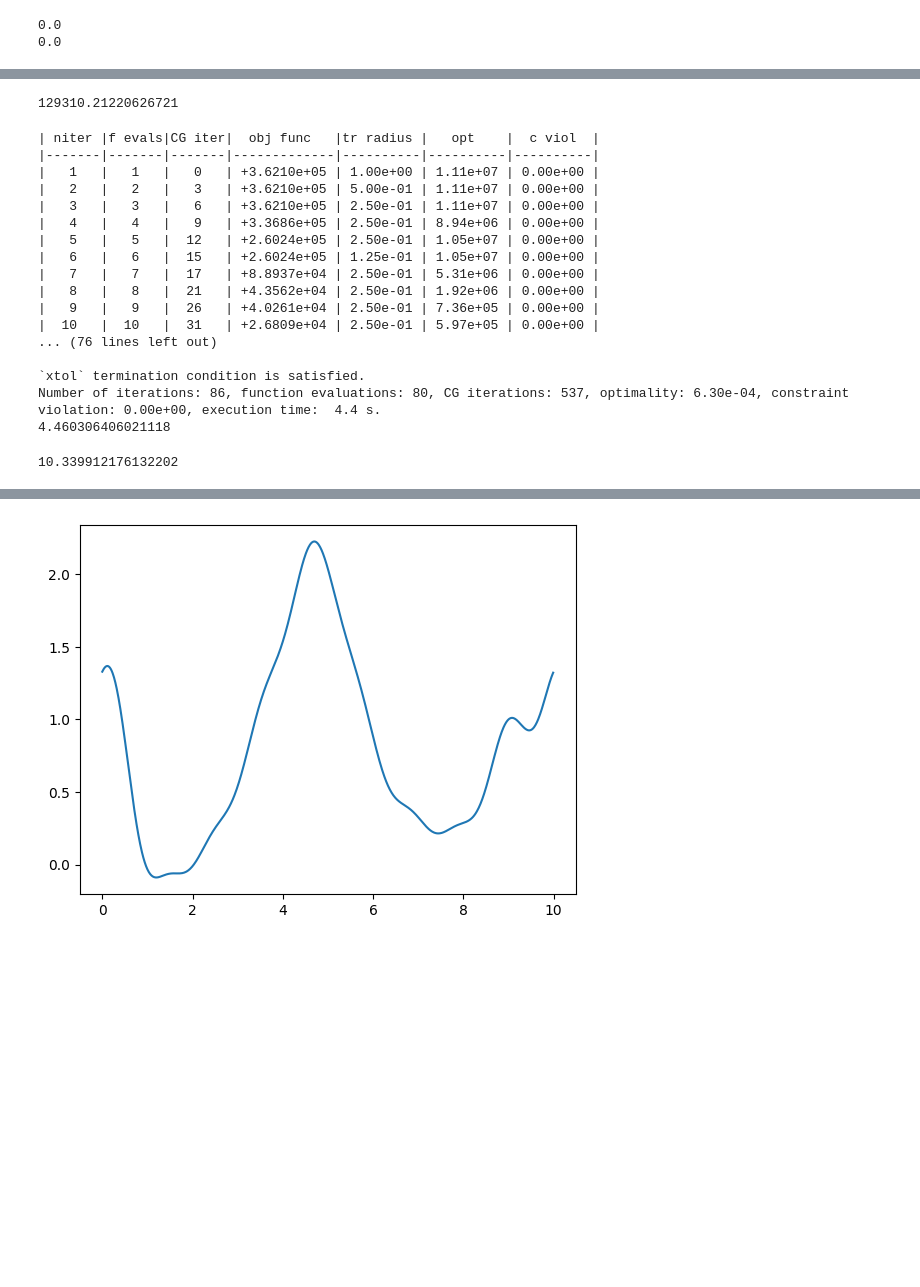
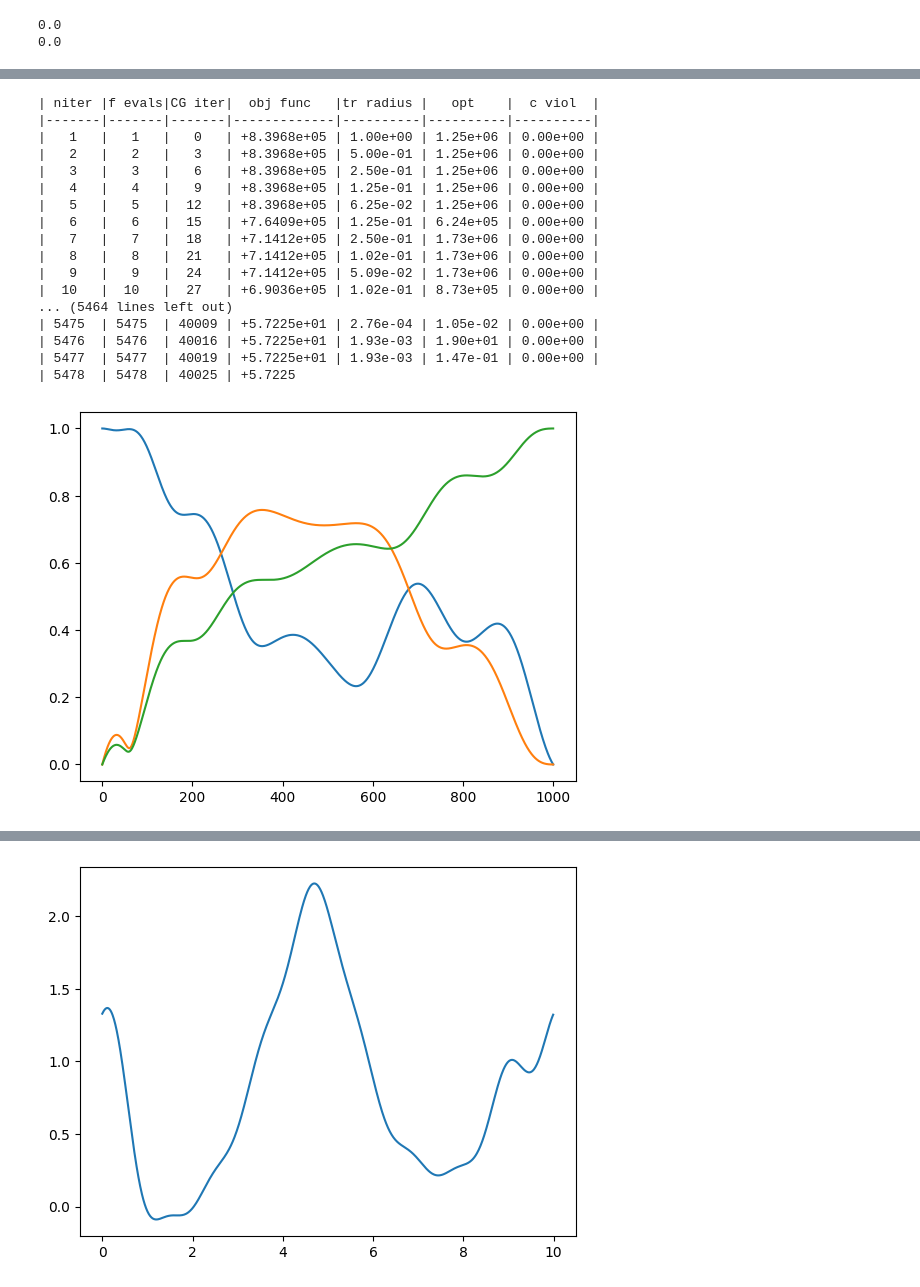
Before and after one commit to hbhat4000/hessQOC, a Jupyter notebook: qocHessParams.ipynb, the cells around one changed output, grey strips where cells are left out. Drawn from its saved outputs; the diff is of its cells as text; code cells hidden in the pictures; blank space fills up the shorter version.

```diff
--- a/qocHessParams.ipynb
+++ b/qocHessParams.ipynb
@@ -325,41 +331,46 @@ def hessobj(x):
     jx = jnp.array(x)
     return np.array(jadjhess(jx,mya0,myalpha))
 # %%
-for j in range(1000):
-    thetatest = jnp.array(0.25*np.random.normal(size=numparams))
-    thisobj = obj(thetatest)
-    if thisobj < 200000:
-        print(thisobj)
-        break
+# for j in range(1000):
+#     thetatest = jnp.array(0.25*np.random.normal(size=numparams))
+#     thisobj = obj(thetatest)
+#     if thisobj < 200000:
+#         print(thisobj)
+#         break
-# %% [output]
-129310.21220626721
 # %%
 # np.savez('Feb16resultsGreen.npz',thetatest=thetatest,xstarx=xstar.x)
 # %%
 start = time.time()
-xstar = so.minimize(obj, x0=xstar.x + 1e-1*np.random.normal(size=numparams), method='trust-constr', jac=gradobj, hess=hessobj,
+xstar = so.minimize(obj, x0=np.array(thetatest), method='trust-constr', jac=gradobj, hess=hessobj,
                     options={'gtol':1e-16,'xtol':1e-16,'verbose':2,'maxiter':10000})
 end = time.time()
 print(end-start)
 # %% [output]
 | niter |f evals|CG iter|  obj func   |tr radius |   opt    |  c viol  |
 |-------|-------|-------|-------------|----------|----------|----------|
-|   1   |   1   |   0   | +3.6210e+05 | 1.00e+00 | 1.11e+07 | 0.00e+00 |
-|   2   |   2   |   3   | +3.6210e+05 | 5.00e-01 | 1.11e+07 | 0.00e+00 |
-|   3   |   3   |   6   | +3.6210e+05 | 2.50e-01 | 1.11e+07 | 0.00e+00 |
-|   4   |   4   |   9   | +3.3686e+05 | 2.50e-01 | 8.94e+06 | 0.00e+00 |
-|   5   |   5   |  12   | +2.6024e+05 | 2.50e-01 | 1.05e+07 | 0.00e+00 |
-|   6   |   6   |  15   | +2.6024e+05 | 1.25e-01 | 1.05e+07 | 0.00e+00 |
-|   7   |   7   |  17   | +8.8937e+04 | 2.50e-01 | 5.31e+06 | 0.00e+00 |
-|   8   |   8   |  21   | +4.3562e+04 | 2.50e-01 | 1.92e+06 | 0.00e+00 |
-|   9   |   9   |  26   | +4.0261e+04 | 2.50e-01 | 7.36e+05 | 0.00e+00 |
-|  10   |  10   |  31   | +2.6809e+04 | 2.50e-01 | 5.97e+05 | 0.00e+00 |
-... (76 lines left out)
-
-`xtol` termination condition is satisfied.
-Number of iterations: 86, function evaluations: 80, CG iterations: 537, optimality: 6.30e-04, constraint violation: 0.00e+00, execution time:  4.4 s.
-4.460306406021118
+|   1   |   1   |   0   | +8.3968e+05 | 1.00e+00 | 1.25e+06 | 0.00e+00 |
+|   2   |   2   |   3   | +8.3968e+05 | 5.00e-01 | 1.25e+06 | 0.00e+00 |
+|   3   |   3   |   6   | +8.3968e+05 | 2.50e-01 | 1.25e+06 | 0.00e+00 |
+|   4   |   4   |   9   | +8.3968e+05 | 1.25e-01 | 1.25e+06 | 0.00e+00 |
+|   5   |   5   |  12   | +8.3968e+05 | 6.25e-02 | 1.25e+06 | 0.00e+00 |
+|   6   |   6   |  15   | +7.6409e+05 | 1.25e-01 | 6.24e+05 | 0.00e+00 |
+|   7   |   7   |  18   | +7.1412e+05 | 2.50e-01 | 1.73e+06 | 0.00e+00 |
+|   8   |   8   |  21   | +7.1412e+05 | 1.02e-01 | 1.73e+06 | 0.00e+00 |
+|   9   |   9   |  24   | +7.1412e+05 | 5.09e-02 | 1.73e+06 | 0.00e+00 |
+|  10   |  10   |  27   | +6.9036e+05 | 1.02e-01 | 8.73e+05 | 0.00e+00 |
+... (5464 lines left out)
+| 5475  | 5475  | 40009 | +5.7225e+01 | 2.76e-04 | 1.05e-02 | 0.00e+00 |
+| 5476  | 5476  | 40016 | +5.7225e+01 | 1.93e-03 | 1.90e+01 | 0.00e+00 |
+| 5477  | 5477  | 40019 | +5.7225e+01 | 1.93e-03 | 1.47e-01 | 0.00e+00 |
+| 5478  | 5478  | 40025 | +5.7225
+# %%
+traj = propSchro(xstar.x, a0=mya0)
 # %%
-xstar.execution_time
+trajNP = np.array(traj)
-# %% [output]
-10.339912176132202
+# %%
+plt.plot(np.abs(trajNP[:,0]))
+plt.plot(np.abs(trajNP[:,1]))
+plt.plot(np.abs(trajNP[:,2]))
+plt.show()
+# %% [output]
+[figure, added]
```
Also changed, not shown: parts of 9 cells of this notebook, 57 other files.
